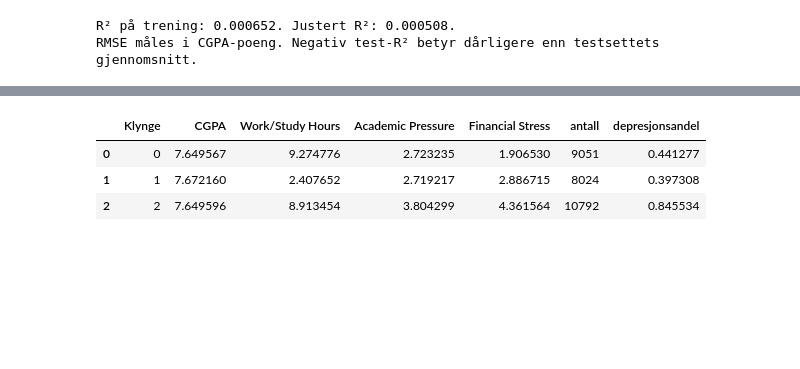
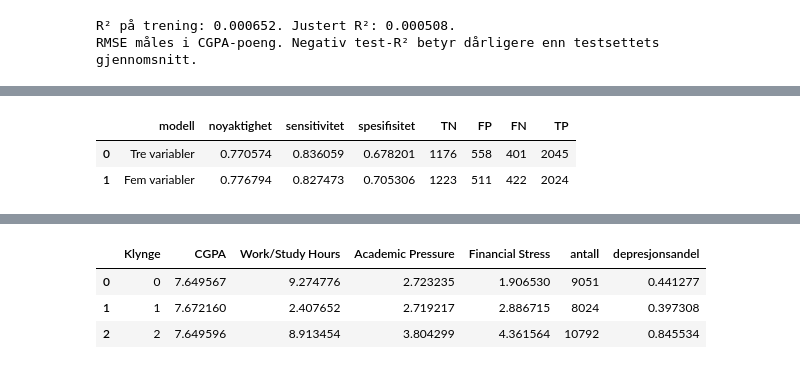
Before and after one commit to holakle/Statistikk_prosjekt, a Jupyter notebook: analyse.ipynb, the cells around one changed output, grey strips where cells are left out. Saved outputs shown, nothing was run; the diff lists cells and outputs as text; code cells hidden in the pictures; blank space fills up the shorter version.

```diff
--- a/analyse.ipynb
+++ b/analyse.ipynb
@@ -233,0 +191,19 @@ er god; se også på variasjon i variablene, modelltilpasning og feiltyper på t
+# %%
+tren, test = train_test_split(df, test_size=0.25, random_state=FROE, stratify=df['Depression'])
+trening60, validering = train_test_split(
+    tren, test_size=0.20, random_state=FROE, stratify=tren['Depression'])
+
+# «tren» er den samlede 75 %-delen som brukes ved endelig tilpasning.
+klasse_per_del = pd.DataFrame({
+    'trening60': trening60['Depression'].value_counts(),
+    'validering15': validering['Depression'].value_counts(),
+    'endelig_tilpasning75': tren['Depression'].value_counts(),
+    'test25': test['Depression'].value_counts(),
+}).reindex([0, 1]).rename_axis('Depression').reset_index()
+lagre_tabell(klasse_per_del, 'klassefordeling_trening_test')
+print(f'Trening: {len(trening60)}, validering: {len(validering)}, test: {len(test)}.')
+
+assert set(trening60.index).isdisjoint(validering.index)
+assert set(trening60.index) | set(validering.index) == set(tren.index)
+assert set(tren['id']).isdisjoint(test['id'])
+assert len(tren) + len(test) == len(df)
@@ -417,0 +301,32 @@ Skårene brukes numerisk med samme antakelse om like skalatrinn som i OLS.
+# %%
+def tilpass_logistikk(data, variabler):
+    X = sm.add_constant(data[variabler], has_constant='add')
+    modell = sm.Logit(data['Depression'], X).fit(disp=False, maxiter=100)
+    if not modell.mle_retvals['converged']:
+        raise RuntimeError('Logistisk regresjon konvergerte ikke. Undersøk før videre analyse.')
+    return modell
+
+def prediker_klasse(modell, data, variabler):
+    X = sm.add_constant(data[variabler], has_constant='add')
+    return (modell.predict(X) >= 0.5).astype(int)
+
+def klassifikasjonsmaal(observert, predikert):
+    tn, fp, fn, tp = confusion_matrix(observert, predikert, labels=[0, 1]).ravel()
+    return {'noyaktighet': accuracy_score(observert, predikert),
+            'sensitivitet': tp / (tp + fn) if tp + fn else np.nan,
+            'spesifisitet': tn / (tn + fp) if tn + fp else np.nan,
+            'TN': int(tn), 'FP': int(fp), 'FN': int(fn), 'TP': int(tp)}
+
+logit3 = tilpass_logistikk(trening60, REG_VARIABLER)
+logit5 = tilpass_logistikk(trening60, KLASS_VARIABLER)
+valideringstabell = pd.DataFrame([
+    {'modell': 'Tre variabler', **klassifikasjonsmaal(
+        validering['Depression'], prediker_klasse(logit3, validering, REG_VARIABLER))},
+    {'modell': 'Fem variabler', **klassifikasjonsmaal(
+        validering['Depression'], prediker_klasse(logit5, validering, KLASS_VARIABLER))},
+])
+lagre_tabell(valideringstabell, 'klassifikasjon_validering')
+# %% [output]
+|  | modell | noyaktighet | sensitivitet | spesifisitet | TN | FP | FN | TP |
+| 0 | Tre variabler | 0.770574 | 0.836059 | 0.678201 | 1176 | 558 | 401 | 2045 |
+| 1 | Fem variabler | 0.776794 | 0.827473 | 0.705306 | 1223 | 511 | 422 | 2024 |
```
Also changed, not shown: parts of 43 cells of this notebook, 14 other files.
